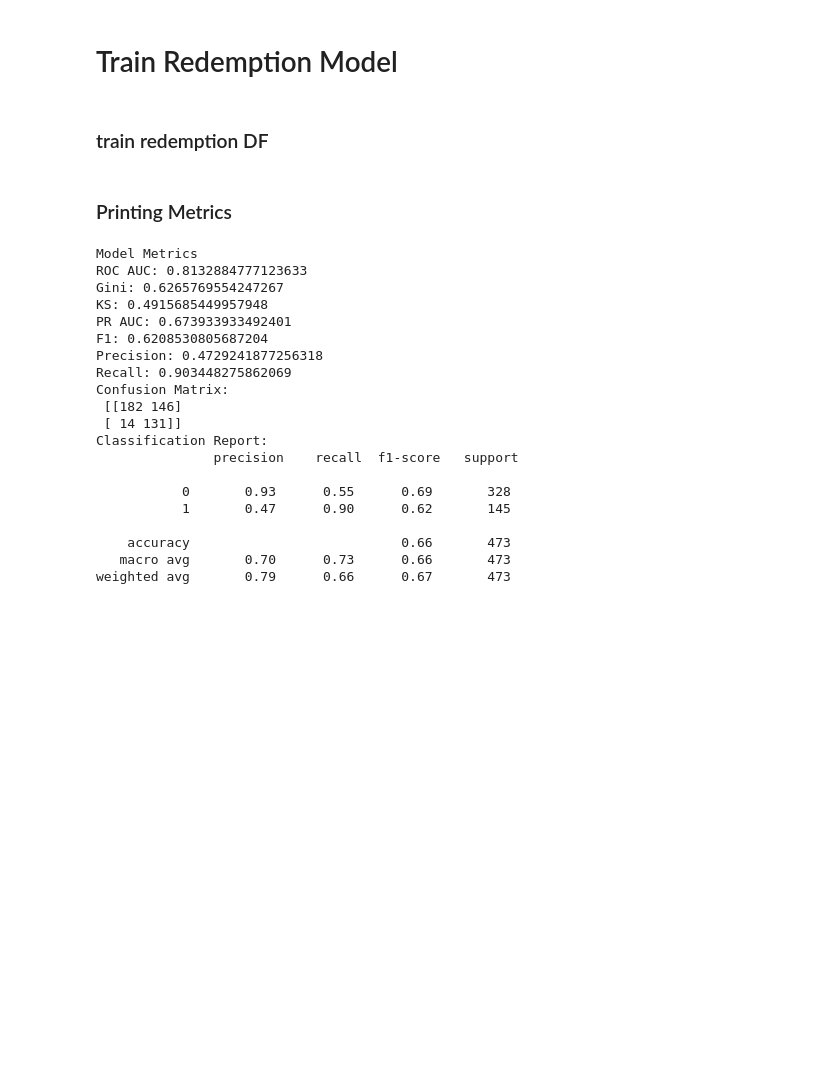
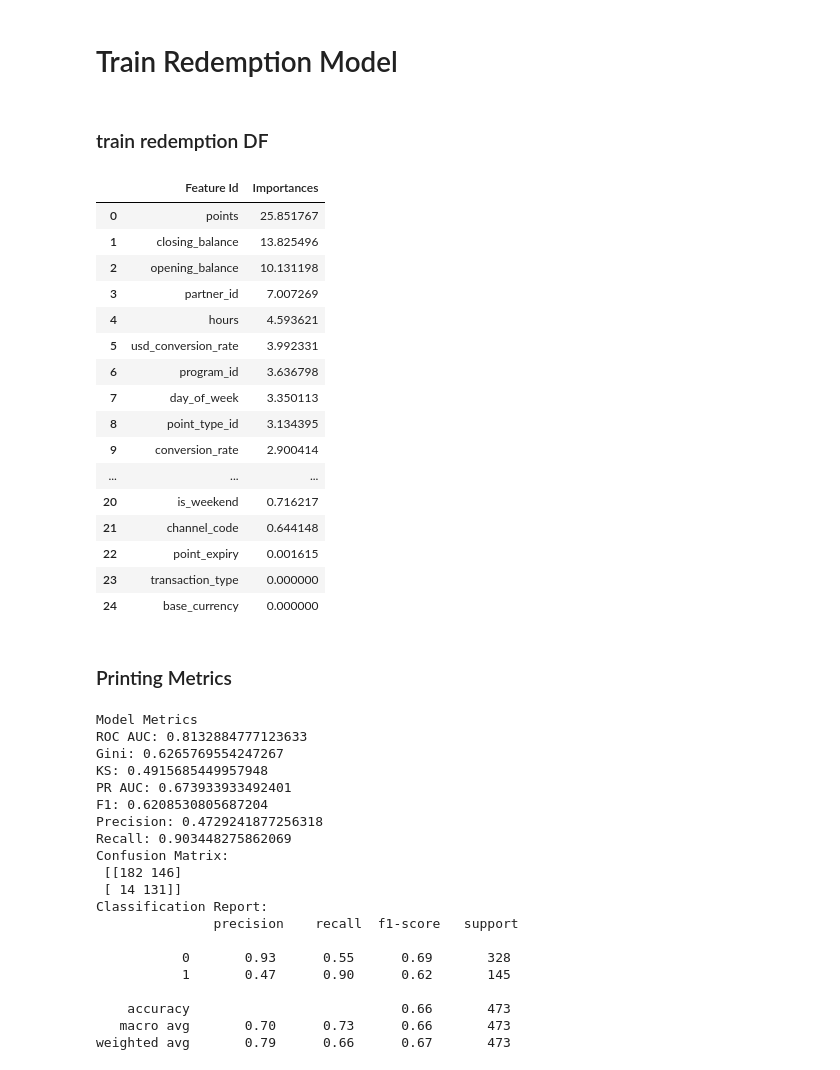
Before and after one commit to CodeMarshall21/Anomaly-Detection, a Jupyter notebook: binary-classif-final.ipynb, the cells around one changed output. Drawn from its saved outputs; the diff is of its cells as text; code cells hidden in the pictures; blank space fills up the shorter version.

```diff
--- a/binary-classif-final.ipynb
+++ b/binary-classif-final.ipynb
@@ -893,6 +913,26 @@ accu_result_df
 ### train redemption DF
 # %%
 redm_model, redm_y_test, redm_y_pred, redm_y_prob = training(redm_df)
+# %%
+redm_model.get_feature_importance(prettified=True)
+# %% [output]
+|  | Feature Id | Importances |
+| 0 | points | 25.851767 |
+| 1 | closing_balance | 13.825496 |
+| 2 | opening_balance | 10.131198 |
+| 3 | partner_id | 7.007269 |
+| 4 | hours | 4.593621 |
+| 5 | usd_conversion_rate | 3.992331 |
+| 6 | program_id | 3.636798 |
+| 7 | day_of_week | 3.350113 |
+| 8 | point_type_id | 3.134395 |
+| 9 | conversion_rate | 2.900414 |
+| ... | ... | ... |
+| 20 | is_weekend | 0.716217 |
+| 21 | channel_code | 0.644148 |
+| 22 | point_expiry | 0.001615 |
+| 23 | transaction_type | 0.000000 |
+| 24 | base_currency | 0.000000 |
 # %% [markdown]
 ### Printing Metrics
 # %%
```
Also changed, not shown: parts of 1 cell of this notebook, 3 other files.
